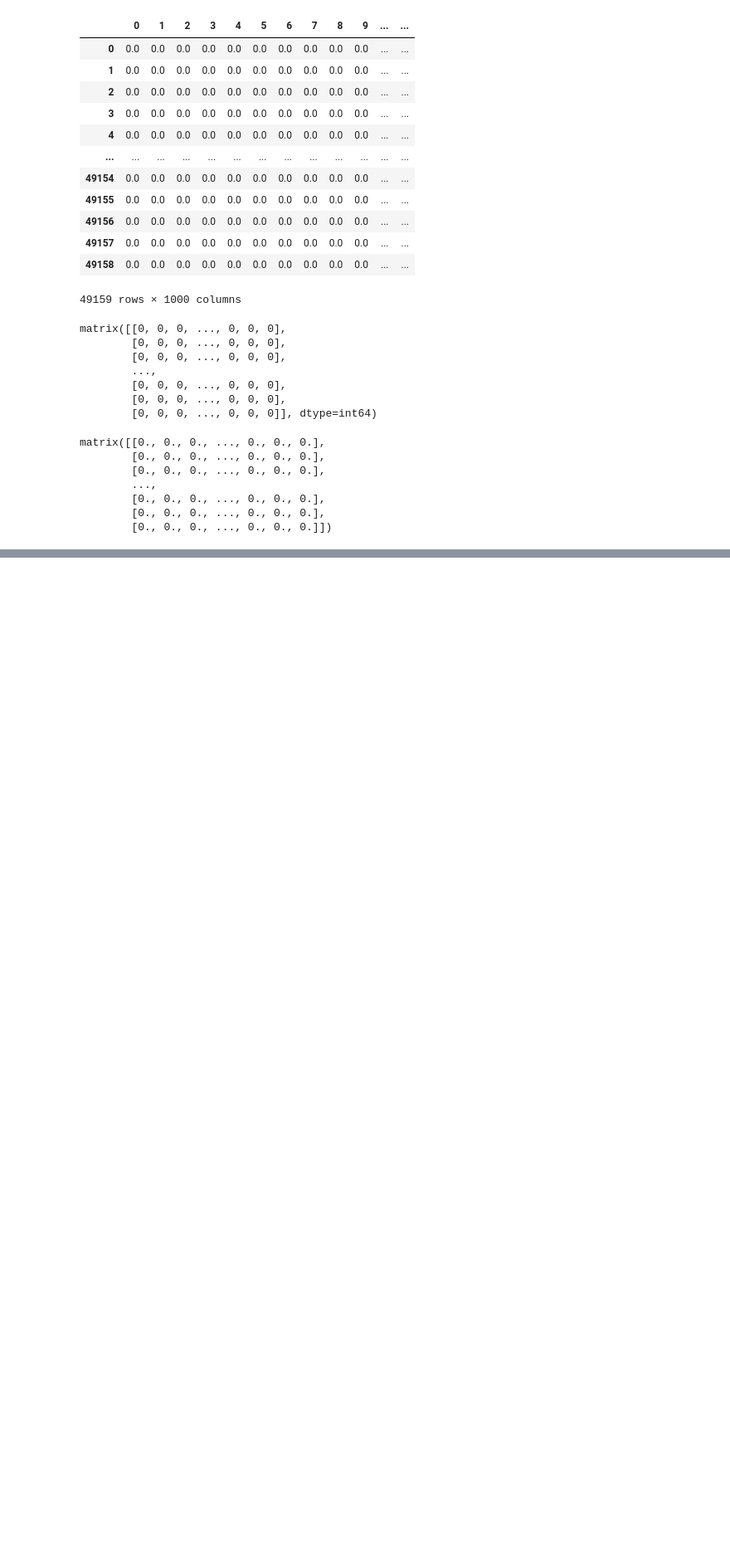
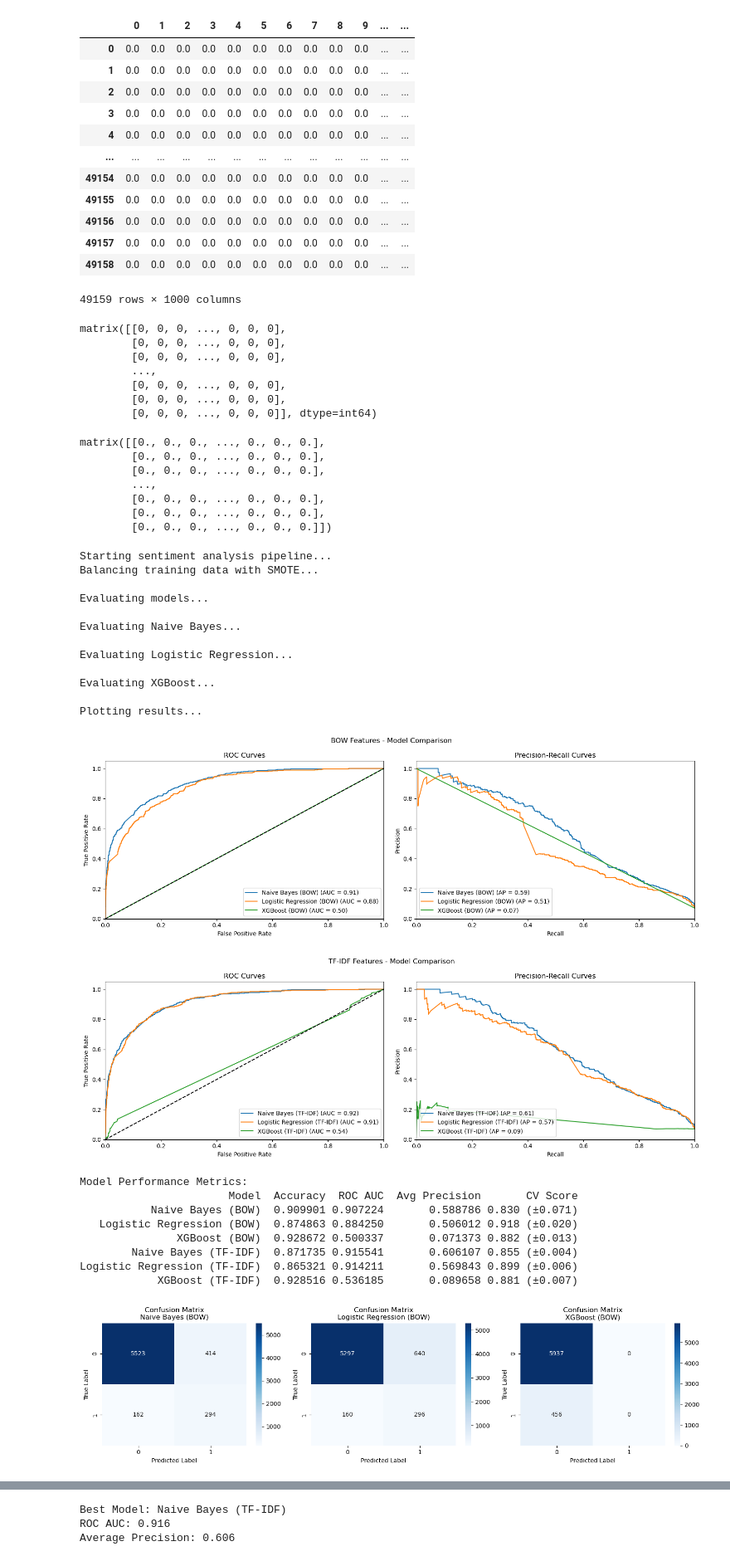
Before and after one commit to Jaswanth1225/TweetVibe, a Jupyter notebook: TweetVibe.ipynb, the cells around one changed output, grey strips where cells are left out. Shown at 83% size. Cells and saved outputs as stored; diff of their text form; code cells hidden in the pictures; blank space fills up the shorter version.

```diff
--- a/TweetVibe.ipynb
+++ b/TweetVibe.ipynb
@@ -373,2 +583,28 @@ x_train_tfidf,x_test_tfidf,y_train_tfidf,y_test_tfidf = train_test_split(train_t
 # %%
-from sklearn.metrics import f1_score
+# Run the analysis
+from scipy import sparse
+best_model_result = run_sentiment_analysis()
+# %% [output]
+Starting sentiment analysis pipeline...
+Balancing training data with SMOTE...
+
+Evaluating models...
+
+Evaluating Naive Bayes...
+
+Evaluating Logistic Regression...
+
+Evaluating XGBoost...
+
+Plotting results...
+[figure, added]
+[figure, added]
+Model Performance Metrics:
+                       Model  Accuracy  ROC AUC  Avg Precision       CV Score
+           Naive Bayes (BOW)  0.909901 0.907224       0.588786 0.830 (±0.071)
+   Logistic Regression (BOW)  0.874863 0.884250       0.506012 0.918 (±0.020)
+               XGBoost (BOW)  0.928672 0.500337       0.071373 0.882 (±0.013)
+        Naive Bayes (TF-IDF)  0.871735 0.915541       0.606107 0.855 (±0.004)
+Logistic Regression (TF-IDF)  0.865321 0.914211       0.569843 0.899 (±0.006)
+            XGBoost (TF-IDF)  0.928516 0.536185       0.089658 0.881 (±0.007)
+[figure, added]
@@ -374,0 +612,3 @@ from sklearn.metrics import f1_score
+Best Model: Naive Bayes (TF-IDF)
+ROC AUC: 0.916
+Average Precision: 0.606
```
Also changed, not shown: parts of 24 cells of this notebook.
